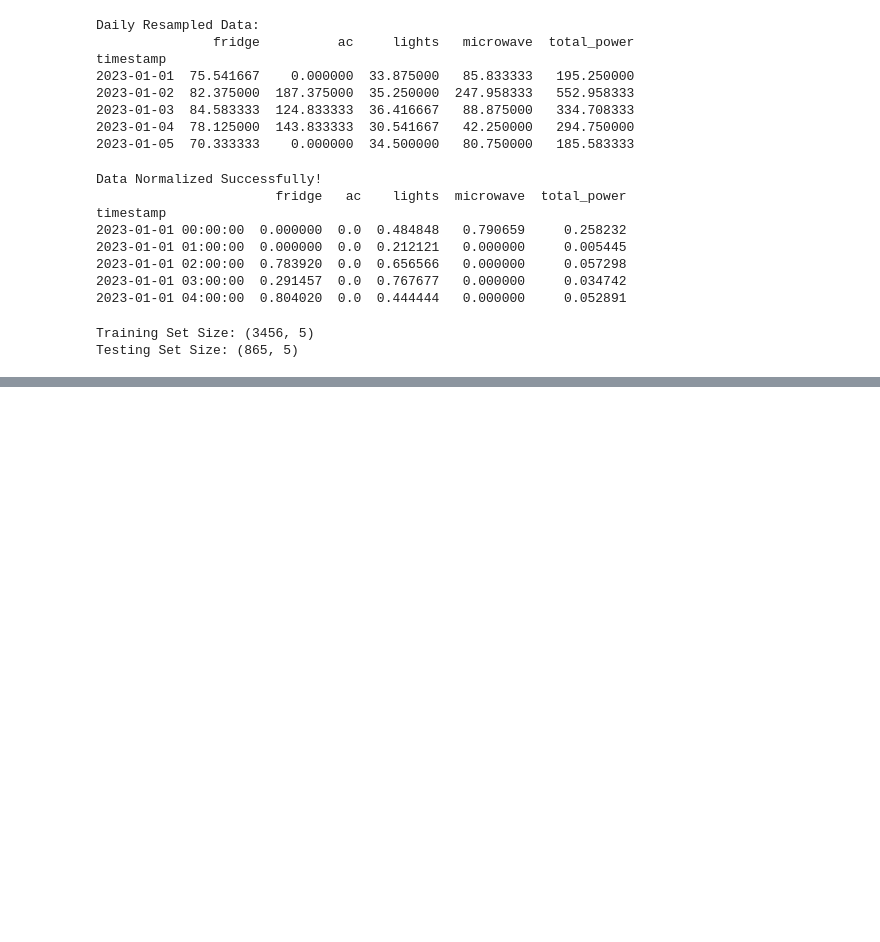
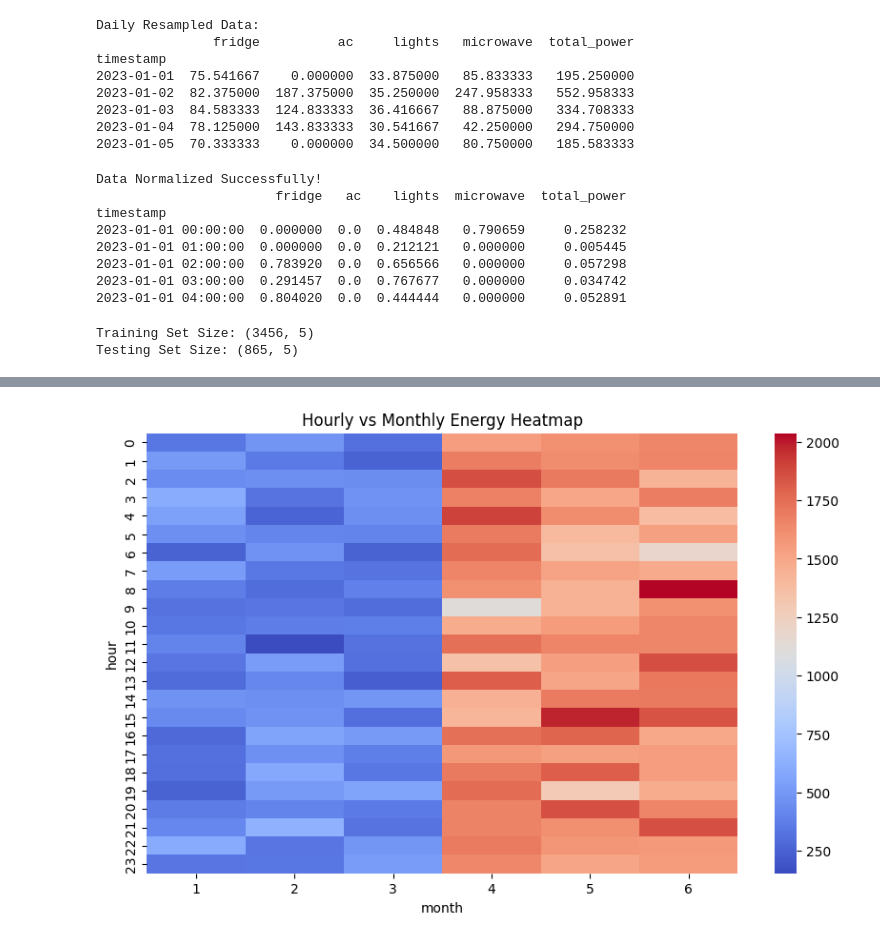
Before and after one commit to mailech/SmartEnergy-Consumption, a Jupyter notebook: Data.ipynb, the cells around one changed output, grey strips where cells are left out. Saved outputs shown, nothing was run; the diff lists cells and outputs as text; code cells hidden in the pictures; blank space fills up the shorter version.

```diff
--- a/Data.ipynb
+++ b/Data.ipynb
@@ -220,0 +250,15 @@ plt.show()
+# %%
+df['hour'] = df.index.hour
+df['month'] = df.index.month
+
+heatmap_data = df.pivot_table(values='total_power',
+                               index='hour',
+                               columns='month',
+                               aggfunc='mean')
+
+plt.figure(figsize=(10,6))
+sns.heatmap(heatmap_data, cmap='coolwarm')
+plt.title("Hourly vs Monthly Energy Heatmap")
+plt.show()
+# %% [output]
+[figure, added]
```
Also changed, not shown: parts of 9 cells of this notebook.
